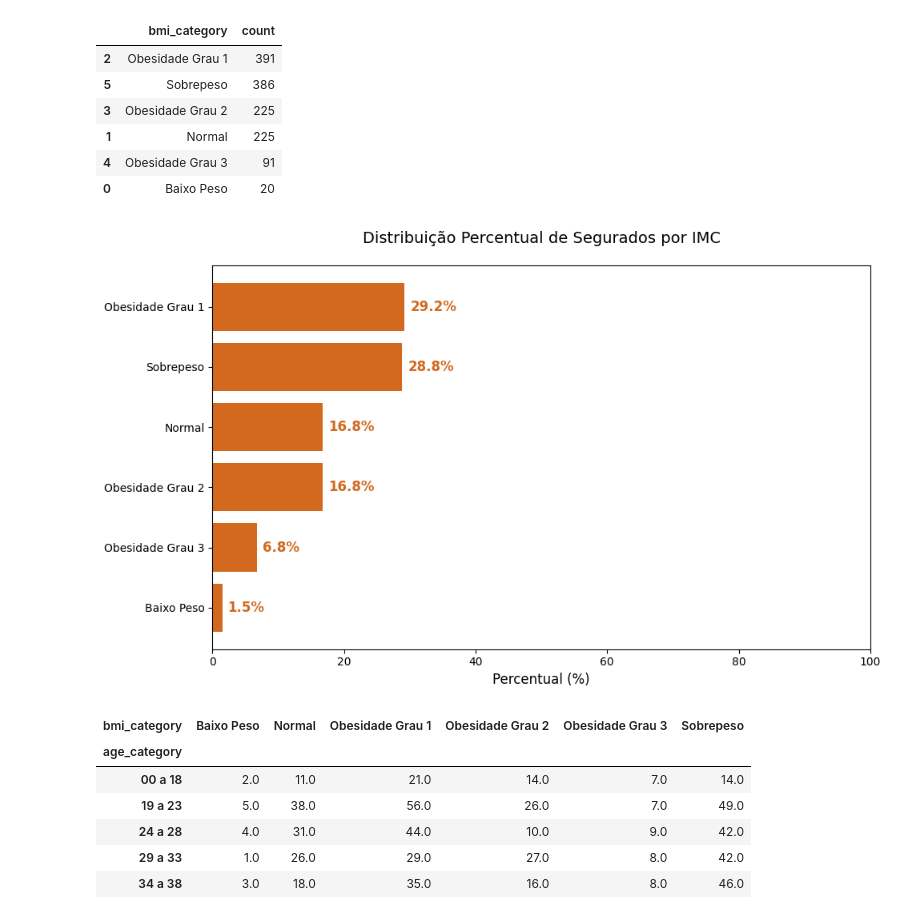
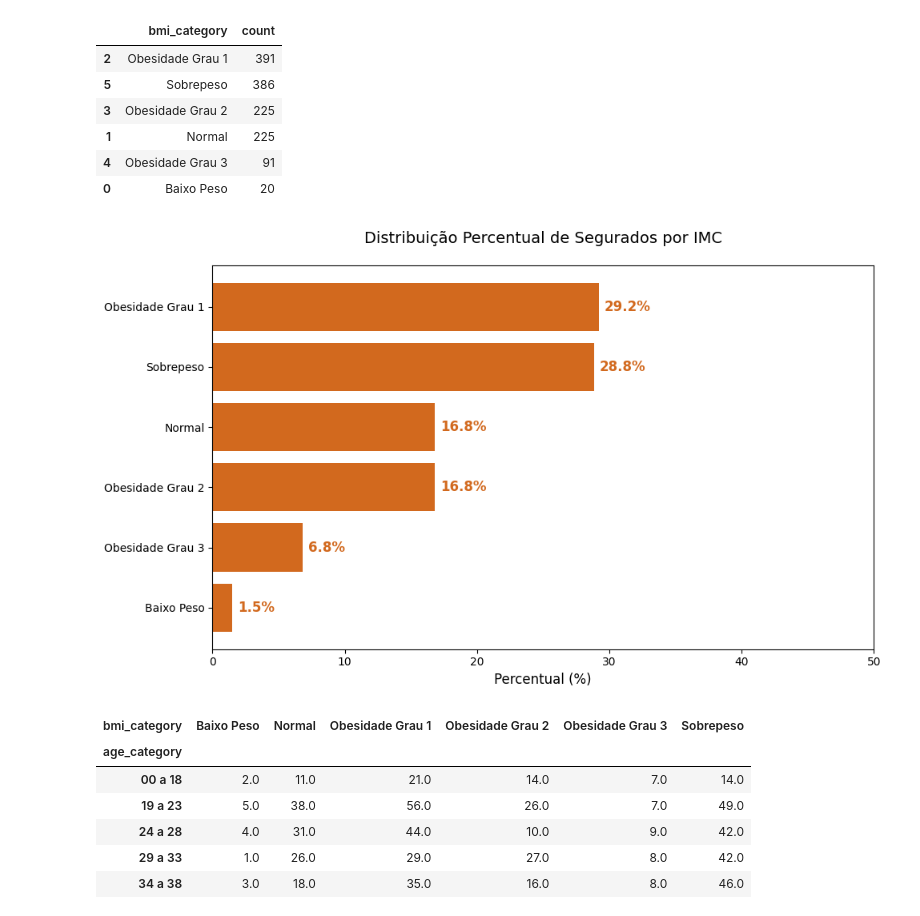
Before and after one commit to fabiobaroliveira/projeto_seguradora_seguro_saude, a Jupyter notebook: analise_exploratoria_seguro_saude.ipynb, the cells around one changed output. Saved outputs shown, nothing was run; the diff lists cells and outputs as text; code cells hidden in the pictures.

```diff
--- a/analise_exploratoria_seguro_saude.ipynb
+++ b/analise_exploratoria_seguro_saude.ipynb
@@ -366,35 +367,35 @@ display(taxa_bmi)
 # %%
 # Agrupando dados
 taxa_bmi = df.groupby('bmi_category').size()
 
 # Transformar em porcentagem
 total_bmi = taxa_bmi.sum()
 porcentagem_bmi = (taxa_bmi / total_bmi) * 100
 
 # Ordena os valores em ordem crescente
 porcentagem_bmi = porcentagem_bmi.sort_values()
 
 # Cria o gráfico
 plt.figure(figsize=(10, 6))
 barras = plt.barh(porcentagem_bmi.index, porcentagem_bmi.values,
                   color=['chocolate'] * len(porcentagem_bmi))
 
 # Adiciona os rótulos com formatação
 plt.bar_label(barras,
              labels=[f'{x:.1f}%' for x in porcentagem_bmi.values],
              fontsize=12,
             fontweight='bold',
              padding=5,
              color='chocolate')
 
 # Melhorias no layout
 plt.title('Distribuição Percentual de Segurados por IMC', fontsize=14, pad=20)
 plt.xlabel('Percentual (%)', fontsize=12)
-plt.xlim(0, 100)
+plt.xlim(0, 50)
 plt.tight_layout()
 plt.show()
 # %% [output]
-[figure, old version]
+[figure, new version]
 # %%
 # Analisando distribuição de indice BMI(IMC) por faixa etária
 
```
Also changed, not shown: parts of 3 cells of this notebook.
